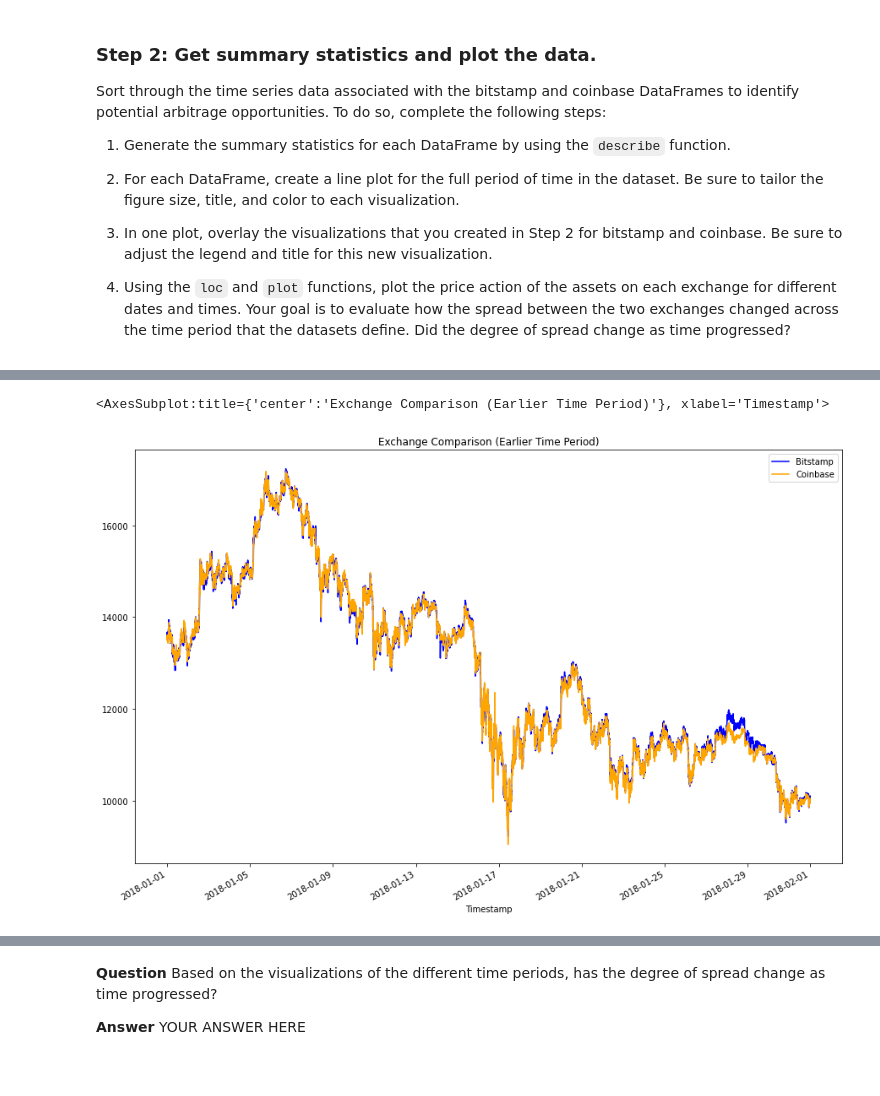
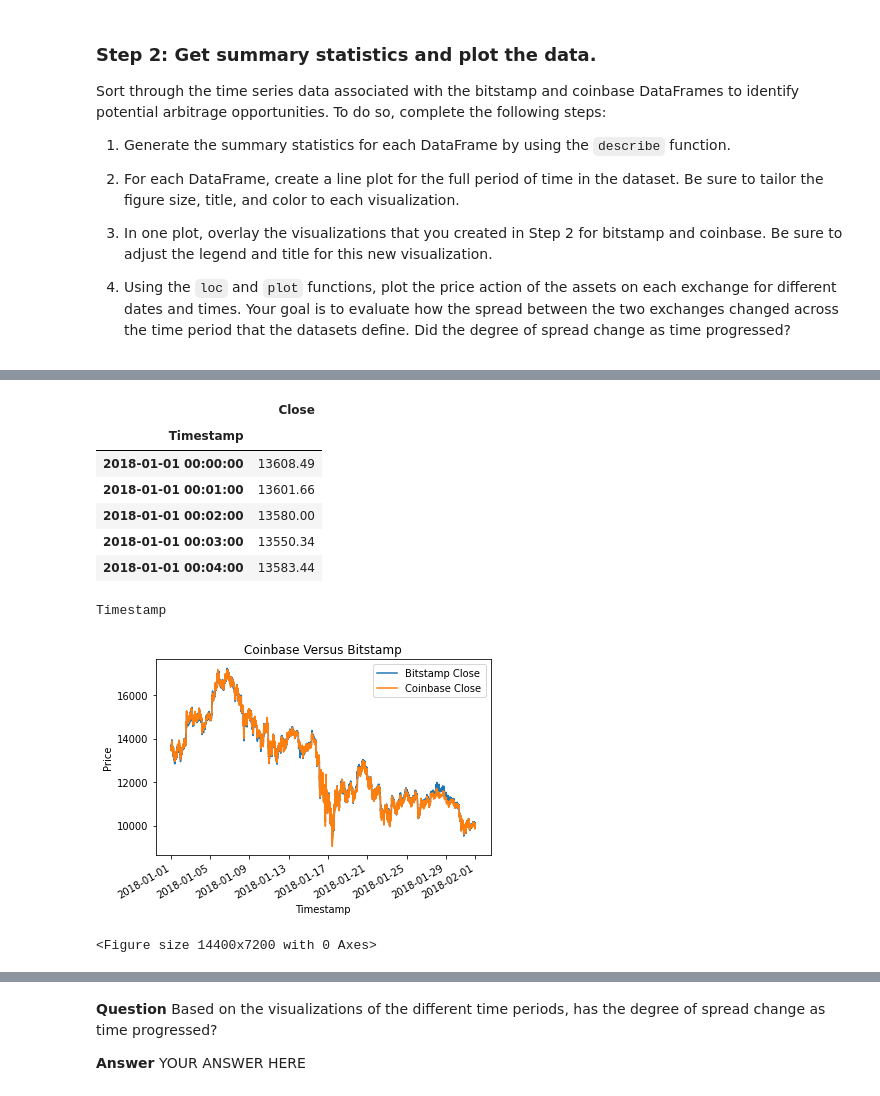
Before and after one commit to davidlampach/module3, a Jupyter notebook: crypto_arbitrage.ipynb, the cells around one changed output, grey strips where cells are left out. Cells and saved outputs as stored; diff of their text form; code cells hidden in the pictures.

```diff
--- a/crypto_arbitrage.ipynb
+++ b/crypto_arbitrage.ipynb
@@ -270,11 +278,37 @@ coinbase_sliced.plot(y='Close', kind = 'line', title = 'Coinbase Closing Prices'
+# %%
+coinbase_sliced.head()
+# %% [output]
+|  | Close |
+| Timestamp |  |
+| 2018-01-01 00:00:00 | 13608.49 |
+| 2018-01-01 00:01:00 | 13601.66 |
+| 2018-01-01 00:02:00 | 13580.00 |
+| 2018-01-01 00:03:00 | 13550.34 |
+| 2018-01-01 00:04:00 | 13583.44 |
+# %%
+print (bitstamp.index.name)
+# %% [output]
+Timestamp
 # %%
 # Using the loc and plot functions, create an overlay plot that visualizes
 # the price action of both DataFrames for a one month period early in the dataset
 # Be sure to include the parameters: legend, figure size, title, and color and label
-# YOUR CODE HERE
+start_date = '2018-01-01 00:00:00'
+end_date = '2018-02-01 00:00:00'
+start_date = datetime.strptime(start_date, '%Y-%m-%d %H:%M:%S')
+end_date = datetime.strptime(end_date, '%Y-%m-%d %H:%M:%S')
+mask_bitstamp = (bitstamp.index > start_date) & (bitstamp.index <= end_date)
+mask_coinbase = (coinbase.index > start_date) & (coinbase.index <= end_date)
+bitstamp_month_slice = bitstamp_sliced.loc[mask_bitstamp]
+coinbase_month_slice = coinbase_sliced.loc[mask_coinbase]
+ax = bitstamp_month_slice.plot()
+coinbase_month_slice.plot(ax=ax, title='Coinbase Versus Bitstamp', ylabel='Price')
+plt.legend(['Bitstamp Close','Coinbase Close'])
+plt.figure(figsize=(200,100))
+plt.show()
 # %% [output]
+[figure, new version]
-<AxesSubplot:title={'center':'Exchange Comparison (Earlier Time Period)'}, xlabel='Timestamp'>
+<Figure size 14400x7200 with 0 Axes>
-[figure, old version]
 # %%
 # Using the loc and plot functions, create an overlay plot that visualizes
 # the price action of both DataFrames for a one month period later in the dataset
```
Also changed, not shown: parts of 11 cells of this notebook, 5 other files.
